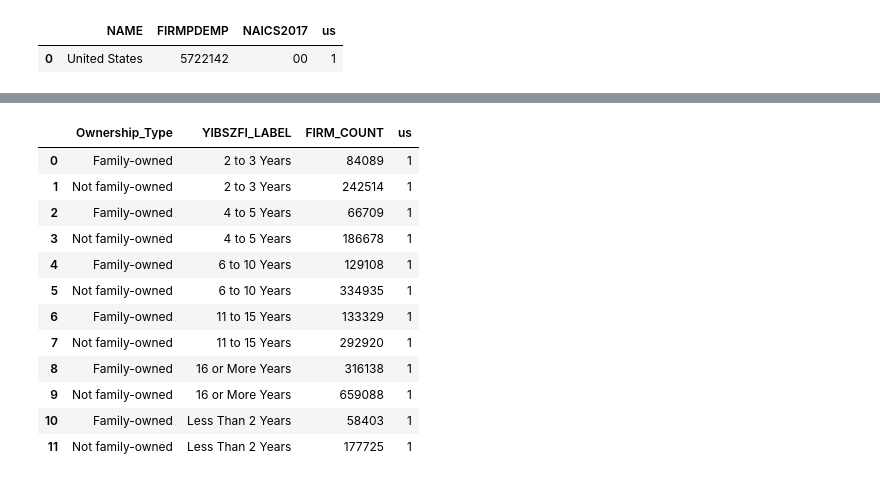
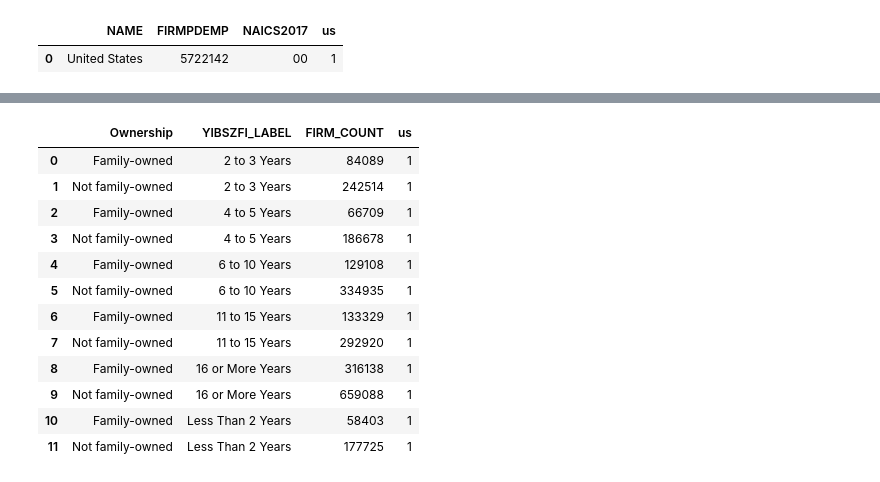
Before and after one commit to jmillerdev10/M08_assessment_group2, a Jupyter notebook: assessment_notebook_us.ipynb, the cells around one changed output, grey strips where cells are left out. Drawn from its saved outputs; the diff is of its cells as text; code cells hidden in the pictures.

```diff
--- a/assessment_notebook_us.ipynb
+++ b/assessment_notebook_us.ipynb
@@ -59,26 +60,26 @@ Text(0, 0.5, 'Avg Number of Employees per Firm')
 # %%
 business_survival = pd.read_json(r'http://api.census.gov/data/2018/abscb?get=BUSCHAR_LABEL,QDESC,QDESC_LABEL,YIBSZFI_LABEL,FIRMPDEMP,EMP&for=us&BUSCHAR=BM&BUSCHAR=BN&YIBSZFI!=001&key=bccfff37a66ca0c564d5d5d80d0236771b334f9b')
 
 business_survival.columns = business_survival.iloc[0]
 
 business_survival = business_survival.iloc[1:].reset_index(drop=True)
 
-business_survival.rename(columns={'FIRMPDEMP':'FIRM_COUNT','BUSCHAR_LABEL':'Ownership_Type'}, inplace=True)
+business_survival.rename(columns={'FIRMPDEMP':'FIRM_COUNT','BUSCHAR_LABEL':'Ownership'}, inplace=True)
 
 business_survival['FIRM_COUNT'] = business_survival['FIRM_COUNT'].astype(int)
 business_survival['EMP'] = business_survival['EMP'].astype(int)
-business_survival = business_survival[['Ownership_Type','YIBSZFI_LABEL','FIRM_COUNT','us']]
+business_survival = business_survival[['Ownership','YIBSZFI_LABEL','FIRM_COUNT','us']]
 
 business_survival.loc[ business_survival['YIBSZFI_LABEL'] == 'Firms with 2 to 3 years in business', 'YIBSZFI_LABEL'] = '2 to 3 Years'
 business_survival.loc[ business_survival['YIBSZFI_LABEL'] == 'Firms with 4 to 5 years in business', 'YIBSZFI_LABEL'] = '4 to 5 Years'
 business_survival.loc[ business_survival['YIBSZFI_LABEL'] == 'Firms with 6 to 10 years in business', 'YIBSZFI_LABEL'] = '6 to 10 Years'
 business_survival.loc[ business_survival['YIBSZFI_LABEL'] == 'Firms with 11 to 15 years in business', 'YIBSZFI_LABEL'] = '11 to 15 Years'
 business_survival.loc[ business_survival['YIBSZFI_LABEL'] == 'Firms with 16 or more years in business', 'YIBSZFI_LABEL'] = '16 or More Years'
 business_survival.loc[ business_survival['YIBSZFI_LABEL'] == 'Firms with less than 2 years in business', 'YIBSZFI_LABEL'] = 'Less Than 2 Years'
 
 business_survival
 # %% [output]
-|  | Ownership_Type | YIBSZFI_LABEL | FIRM_COUNT | us |
+|  | Ownership | YIBSZFI_LABEL | FIRM_COUNT | us |
 | 0 | Family-owned | 2 to 3 Years | 84089 | 1 |
 | 1 | Not family-owned | 2 to 3 Years | 242514 | 1 |
 | 2 | Family-owned | 4 to 5 Years | 66709 | 1 |
```
Also changed, not shown: parts of 14 cells of this notebook, 3 other files.
